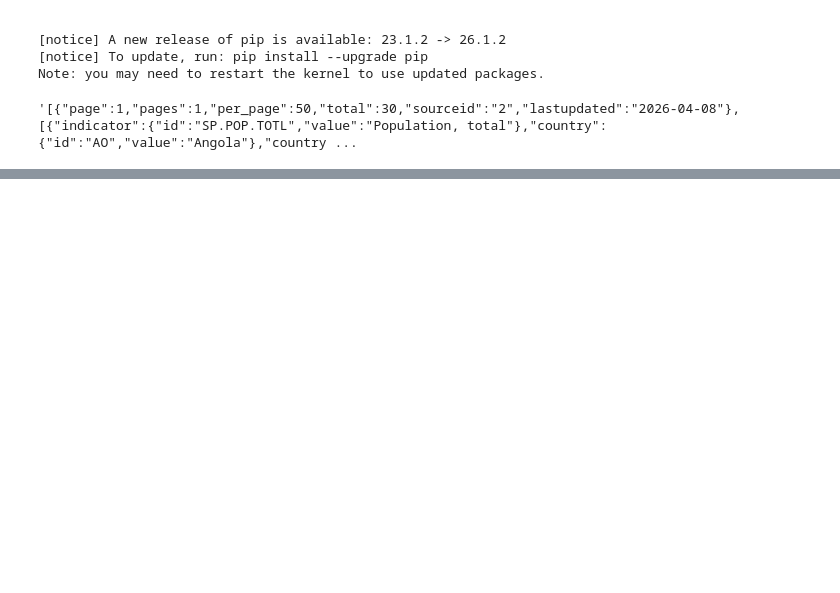
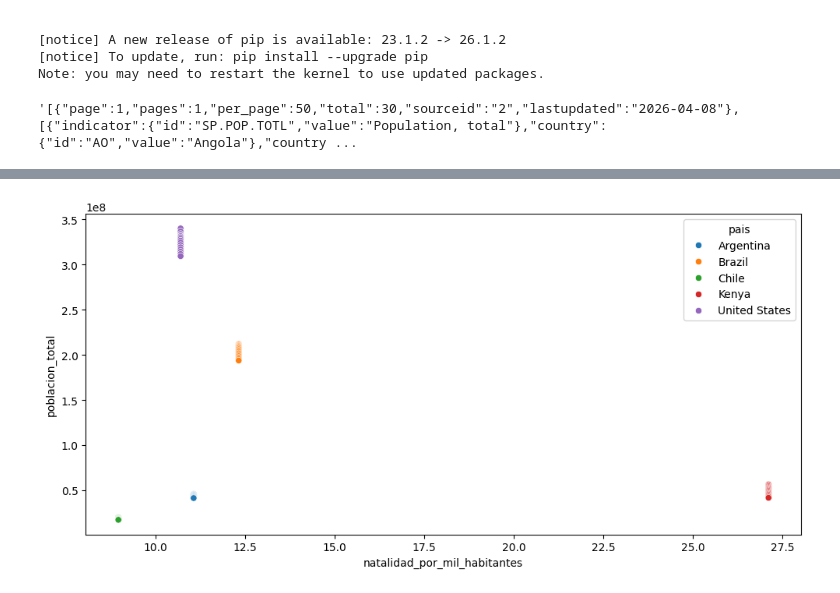
Before and after one commit to Brenda-Carloni/interacting-with-api-python-project-tutorial, a Jupyter notebook: src/explore.ipynb, the cells around one changed output, grey strips where cells are left out. Saved outputs shown, nothing was run; the diff lists cells and outputs as text; code cells hidden in the pictures; blank space fills up the shorter version.

```diff
--- a/src/explore.ipynb
+++ b/src/explore.ipynb
@@ -93,0 +131,18 @@ TypeError: 'builtin_function_or_method' object is not iterable
+# %%
+agno_reciente= 2023
+natalidad_por_mil_habitantes= tablas['natalidad_por_mil_habitantes'].query('agno == @agno_reciente').rename(columns={'valor':'natalidad_por_mil_habitantes'})
+poblacion_total= tablas['poblacion_total'].rename(columns={'valor':'poblacion_total'})
+
+df_mezclado= pd.merge(
+    natalidad_por_mil_habitantes[['pais','natalidad_por_mil_habitantes']],
+    poblacion_total[['pais','poblacion_total']],
+    on= 'pais',
+    how= 'inner'
+)
+
+plt.figure(figsize=(10,5))
+sns.scatterplot(data= df_mezclado, x= 'natalidad_por_mil_habitantes', y='poblacion_total', hue= 'pais')
+plt.tight_layout()
+plt.show()
+# %% [output]
+[figure, added]
```
Also changed, not shown: parts of 3 cells of this notebook.
